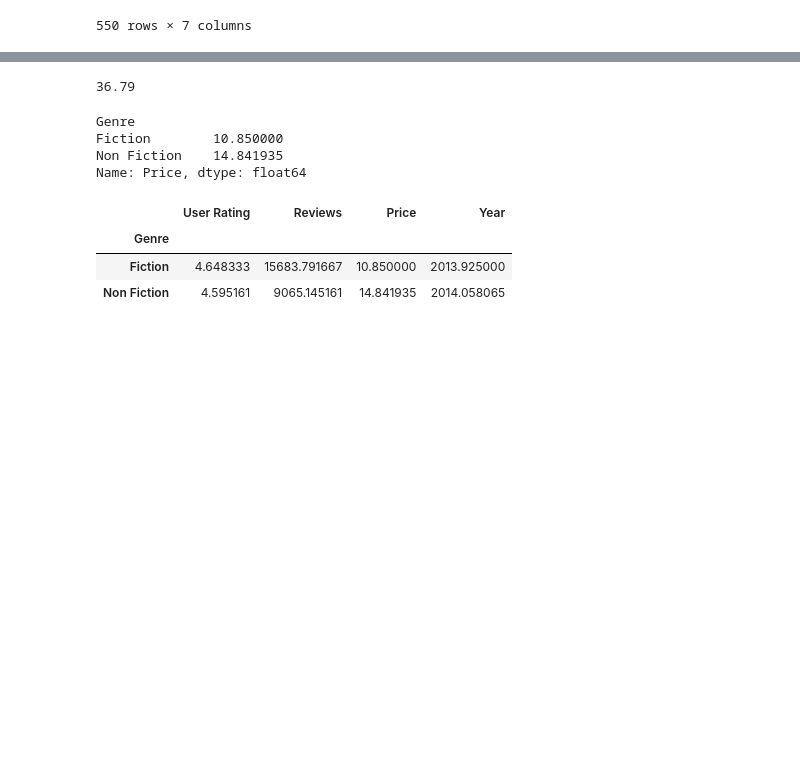
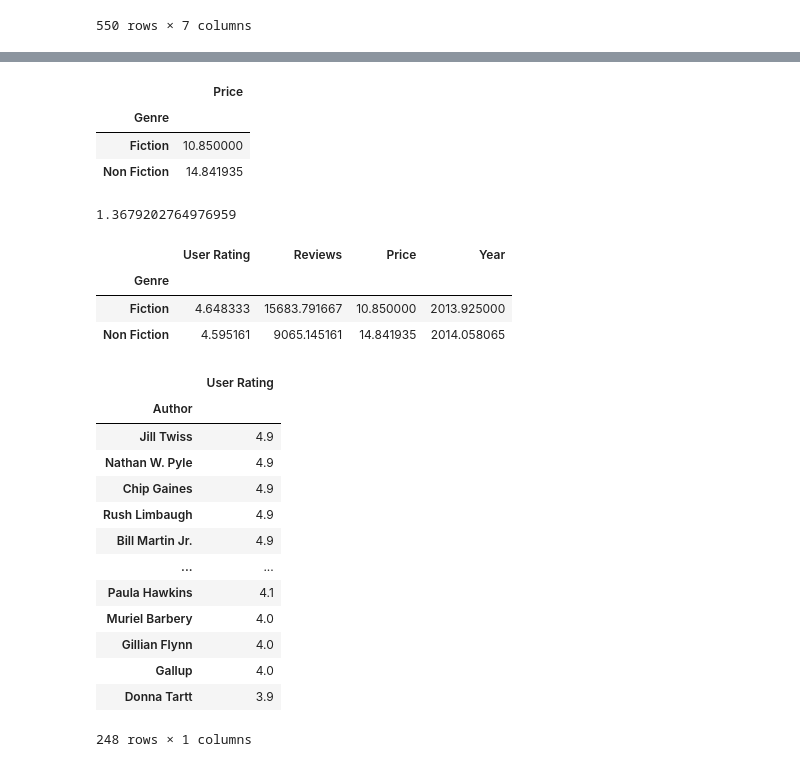
Before and after one commit to Vipexi/Jupyterr, a Jupyter notebook: bestsellers.ipynb, the cells around one changed output, grey strips where cells are left out. Saved outputs shown, nothing was run; the diff lists cells and outputs as text; code cells hidden in the pictures; blank space fills up the shorter version.

```diff
--- a/bestsellers.ipynb
+++ b/bestsellers.ipynb
@@ -57,6 +61,4 @@ data3
 # %%
-data3 = data.groupby("Genre")["Price"].mean()
-print(f'{data3[1] / data3[0] * 100 - 100:.2f}')
+#data = data.groupby("Genre")["Price"].mean() #
+#print(f'{data3[1] / data3[0] * 100 - 100:.2f}')
-# %% [output]
-36.79
 # %%
@@ -64,16 +66,11 @@ data3 = data.groupby("Genre")["Price"].mean()
-# %%
-data3
-# %% [output]
-Genre
-Fiction        10.850000
-Non Fiction    14.841935
-Name: Price, dtype: float64
 # %%
-data5=data.groupby("Genre").mean()
+data[['Genre','Price']].groupby("Genre").mean()
+# %% [output]
+|  | Price |
+| Genre |  |
+| Fiction | 10.850000 |
+| Non Fiction | 14.841935 |
-# %%
-data5
-# %% [output]
-|  | User Rating | Reviews | Price | Year |
-| Genre |  |  |  |  |
-| Fiction | 4.648333 | 15683.791667 | 10.850000 | 2013.925000 |
-| Non Fiction | 4.595161 | 9065.145161 | 14.841935 | 2014.058065 |
+# %%
+print(14.841935/10.850000)
+# %% [output]
+1.3679202764976959
@@ -79,0 +79,26 @@ data5
+# %%
+data1
+# %% [output]
+|  | User Rating | Reviews | Price | Year |
+| Genre |  |  |  |  |
+| Fiction | 4.648333 | 15683.791667 | 10.850000 | 2013.925000 |
+| Non Fiction | 4.595161 | 9065.145161 | 14.841935 | 2014.058065 |
+# %%
+data_bestauthor= data.groupby("Author").mean()[["User Rating"]]
+data_bestauthor.sort_values("User Rating",inplace=True, ascending=False)
+data_bestauthor
+# %% [output]
+|  | User Rating |
+| Author |  |
+| Jill Twiss | 4.9 |
+| Nathan W. Pyle | 4.9 |
+| Chip Gaines | 4.9 |
+| Rush Limbaugh | 4.9 |
+| Bill Martin Jr. | 4.9 |
+| ... | ... |
+| Paula Hawkins | 4.1 |
+| Muriel Barbery | 4.0 |
+| Gillian Flynn | 4.0 |
+| Gallup | 4.0 |
+| Donna Tartt | 3.9 |
+248 rows × 1 columns
```
Also changed, not shown: parts of 18 cells of this notebook, 45 other files.
